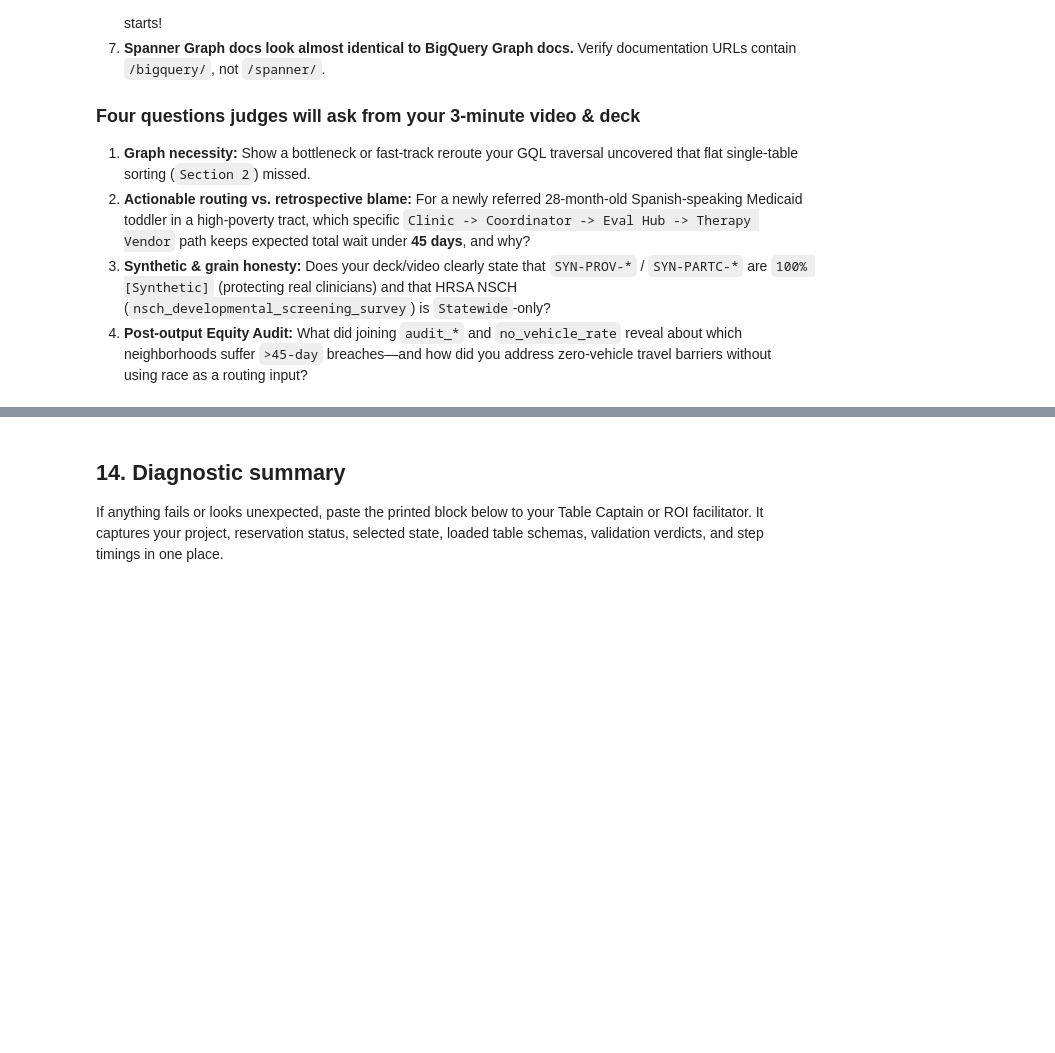
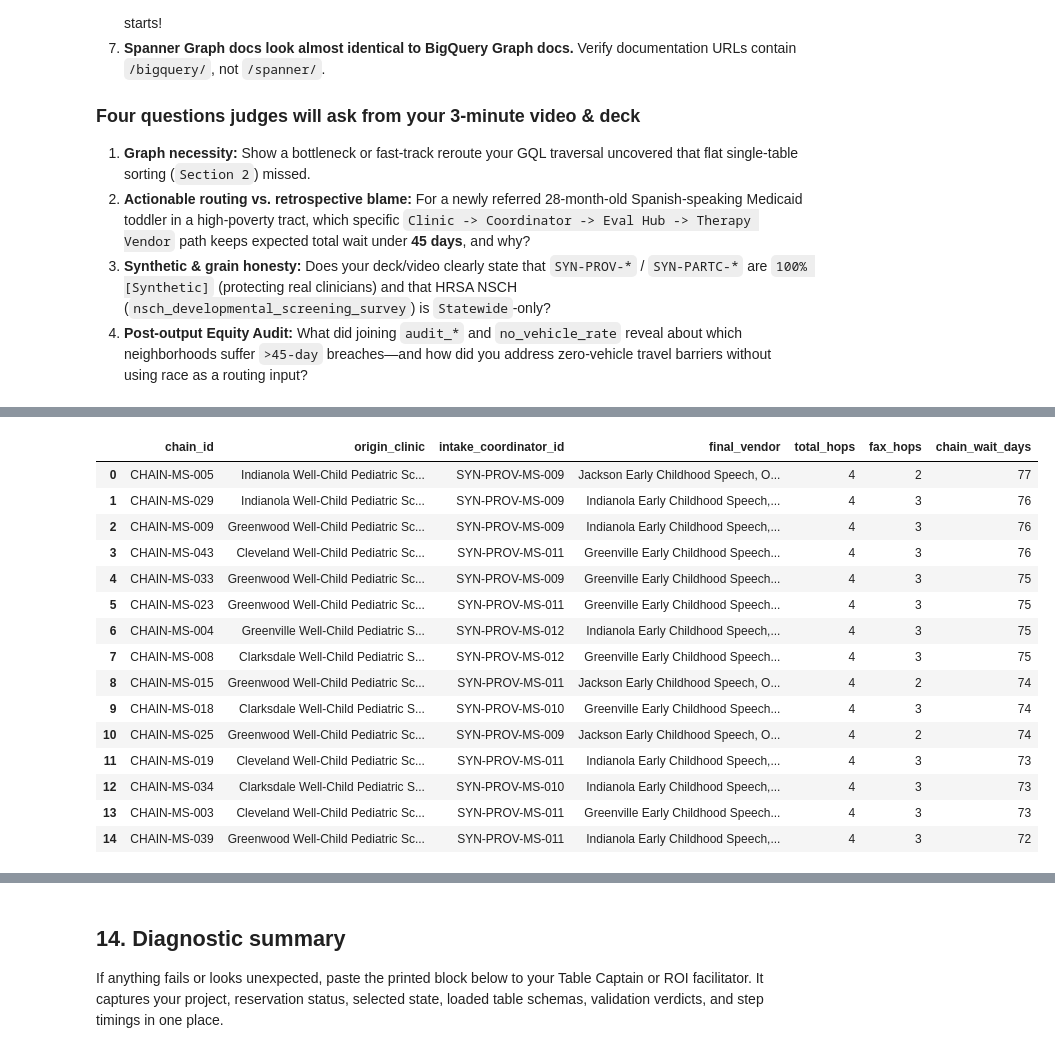
Before and after one commit to Bornism/A4I2026-challenge-early-intervention, a Jupyter notebook: notebooks/c_ei_01_load_explore.ipynb, the cells around one changed output, grey strips where cells are left out. Cells and saved outputs as stored; diff of their text form; code cells hidden in the pictures; blank space fills up the shorter version.

```diff
--- a/notebooks/c_ei_01_load_explore.ipynb
+++ b/notebooks/c_ei_01_load_explore.ipynb
@@ -962,0 +1247,70 @@ LIMIT 15;
+# %%
+# Section 13 - Step B: Run the 2..4 hop traversal via GQL (with SQL fallback if Enterprise reservation is unavailable)
+gql_query = f"""
+GRAPH {DATASET}.ReferralGraph
+MATCH (clinic:CareNode {{node_role: 'Screening_Pediatric_Clinic'}})
+      -[hops:ReferralHandoff]->{{2,4}}
+      (vendor:CareNode {{node_role: 'EI_Therapy_Vendor'}})
+WHERE ARRAY_LENGTH(hops) >= 3
+  AND (SELECT COUNT(DISTINCT h.case_chain_id) FROM UNNEST(hops) AS h) = 1
+LET total_hops = ARRAY_LENGTH(hops),
+    chain_id = hops[OFFSET(0)].case_chain_id,
+    chain_wait_days = (SELECT SUM(h.handoff_wait_days) FROM UNNEST(hops) AS h),
+    fax_hops = (SELECT COUNTIF(h.transmission_channel = 'paper_fax') FROM UNNEST(hops) AS h)
+FILTER chain_wait_days > 45
+RETURN
+  chain_id,
+  clinic.synthetic_organization_name AS origin_clinic,
+  hops[OFFSET(0)].target_provider_id AS intake_coordinator_id,
+  vendor.synthetic_organization_name AS final_vendor,
+  total_hops,
+  fax_hops,
+  chain_wait_days
+ORDER BY chain_wait_days DESC
+LIMIT 15;
+"""
+
+# Equivalent Standard SQL query in case Section 1b's Enterprise reservation quota limit blocks GQL
+fallback_sql_query = f"""
+WITH chain_hops AS (
+  SELECT
+    l.case_chain_id AS chain_id,
+    ARRAY_AGG(l ORDER BY l.hop_sequence ASC) AS hops,
+    COUNT(*) AS total_hops,
+    COUNTIF(l.transmission_channel = 'paper_fax') AS fax_hops,
+    SUM(l.handoff_wait_days) AS chain_wait_days
+  FROM `{PROJECT}.{DATASET}.deidentified_part_c_referral_logs` AS l
+  GROUP BY l.case_chain_id
+  HAVING total_hops BETWEEN 3 AND 4
+     AND chain_wait_days > 45
+)
+SELECT
+  c.chain_id,
+  clinic.synthetic_organization_name AS origin_clinic,
+  c.hops[OFFSET(0)].target_provider_id AS intake_coordinator_id,
+  vendor.synthetic_organization_name AS final_vendor,
+  c.total_hops,
+  c.fax_hops,
+  c.chain_wait_days
+FROM chain_hops AS c
+JOIN `{PROJECT}.{DATASET}.pediatric_and_ei_provider_directory` AS clinic
+  ON c.hops[OFFSET(0)].source_provider_id = clinic.provider_id
+JOIN `{PROJECT}.{DATASET}.pediatric_and_ei_provider_directory` AS vendor
+  ON c.hops[ARRAY_LENGTH(c.hops) - 1].target_provider_id = vendor.provider_id
+WHERE clinic.node_role = 'Screening_Pediatric_Clinic'
+  AND vendor.node_role = 'EI_Therapy_Vendor'
+ORDER BY c.chain_wait_days DESC
+LIMIT 15;
+"""
+
+try:
+    print("Attempting ISO GQL query...")
+    df_breaches = bq.query(gql_query).to_dataframe()
+    print("SUCCESS: Executed via ISO GQL!")
+except Exception as e:
+    print(f"GQL query blocked (likely due to Section 1b reservation quota: {e}).")
+    print("\nFalling back to equivalent Standard SQL multi-hop array query...")
+    df_breaches = bq.query(fallback_sql_query).to_dataframe()
+
+display(df_breaches)
+# %% [output]
@@ -962,0 +1319,16 @@ LIMIT 15;
+|  | chain_id | origin_clinic | intake_coordinator_id | final_vendor | total_hops | fax_hops | chain_wait_days |
+| 0 | CHAIN-MS-005 | Indianola Well-Child Pediatric Sc... | SYN-PROV-MS-009 | Jackson Early Childhood Speech, O... | 4 | 2 | 77 |
+| 1 | CHAIN-MS-029 | Indianola Well-Child Pediatric Sc... | SYN-PROV-MS-009 | Indianola Early Childhood Speech,... | 4 | 3 | 76 |
+| 2 | CHAIN-MS-009 | Greenwood Well-Child Pediatric Sc... | SYN-PROV-MS-009 | Indianola Early Childhood Speech,... | 4 | 3 | 76 |
+| 3 | CHAIN-MS-043 | Cleveland Well-Child Pediatric Sc... | SYN-PROV-MS-011 | Greenville Early Childhood Speech... | 4 | 3 | 76 |
+| 4 | CHAIN-MS-033 | Greenwood Well-Child Pediatric Sc... | SYN-PROV-MS-009 | Greenville Early Childhood Speech... | 4 | 3 | 75 |
+| 5 | CHAIN-MS-023 | Greenwood Well-Child Pediatric Sc... | SYN-PROV-MS-011 | Greenville Early Childhood Speech... | 4 | 3 | 75 |
+| 6 | CHAIN-MS-004 | Greenville Well-Child Pediatric S... | SYN-PROV-MS-012 | Indianola Early Childhood Speech,... | 4 | 3 | 75 |
+| 7 | CHAIN-MS-008 | Clarksdale Well-Child Pediatric S... | SYN-PROV-MS-012 | Greenville Early Childhood Speech... | 4 | 3 | 75 |
+| 8 | CHAIN-MS-015 | Greenwood Well-Child Pediatric Sc... | SYN-PROV-MS-011 | Jackson Early Childhood Speech, O... | 4 | 2 | 74 |
+| 9 | CHAIN-MS-018 | Clarksdale Well-Child Pediatric S... | SYN-PROV-MS-010 | Greenville Early Childhood Speech... | 4 | 3 | 74 |
+| 10 | CHAIN-MS-025 | Greenwood Well-Child Pediatric Sc... | SYN-PROV-MS-009 | Jackson Early Childhood Speech, O... | 4 | 2 | 74 |
+| 11 | CHAIN-MS-019 | Cleveland Well-Child Pediatric Sc... | SYN-PROV-MS-011 | Indianola Early Childhood Speech,... | 4 | 3 | 73 |
+| 12 | CHAIN-MS-034 | Clarksdale Well-Child Pediatric S... | SYN-PROV-MS-010 | Indianola Early Childhood Speech,... | 4 | 3 | 73 |
+| 13 | CHAIN-MS-003 | Cleveland Well-Child Pediatric Sc... | SYN-PROV-MS-011 | Greenville Early Childhood Speech... | 4 | 3 | 73 |
+| 14 | CHAIN-MS-039 | Greenwood Well-Child Pediatric Sc... | SYN-PROV-MS-011 | Indianola Early Childhood Speech,... | 4 | 3 | 72 |
```
Also changed, not shown: parts of 21 cells of this notebook.
